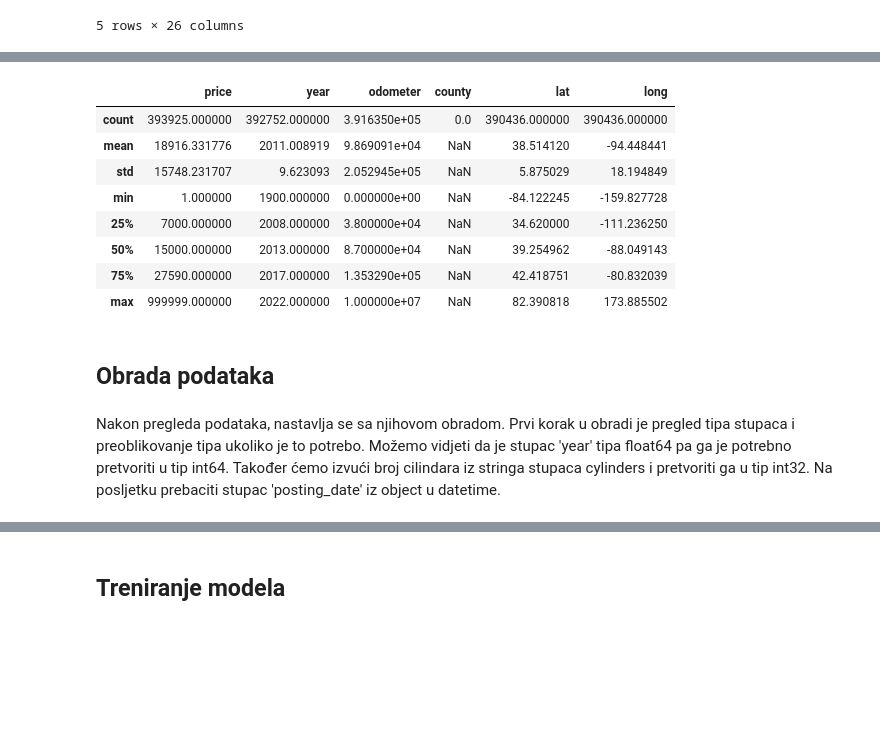
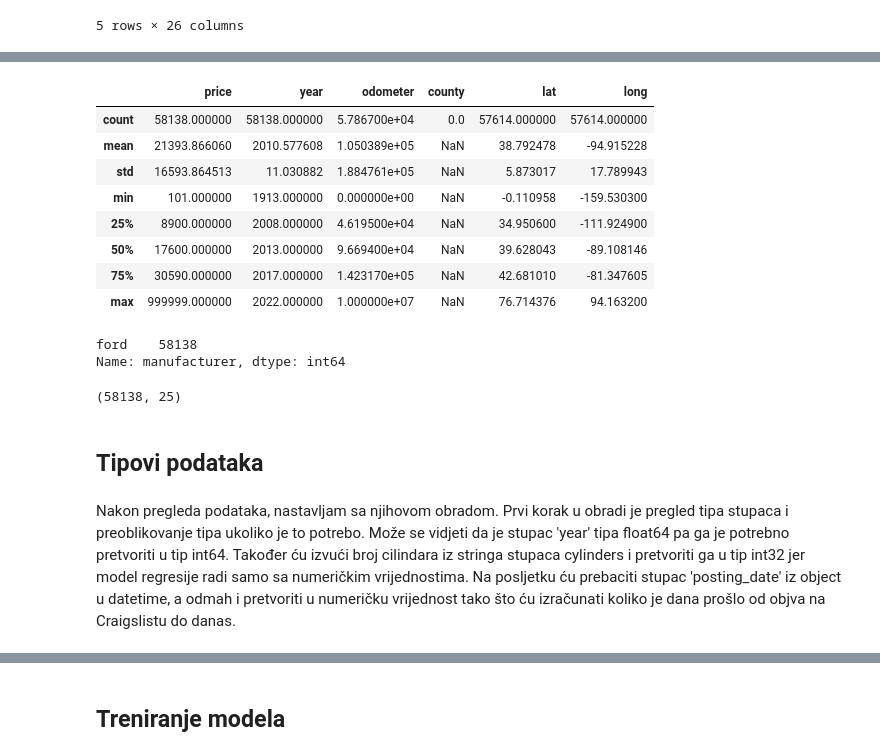
Before and after one commit to pb7932/usedcars-ml, a Jupyter notebook: UsedCars.ipynb, the cells around one changed output, grey strips where cells are left out. Cells and saved outputs as stored; diff of their text form; code cells hidden in the pictures; blank space fills up the shorter version.

Commit message:
Prediction on ford automobiles, NaN values imputed

```diff
--- a/UsedCars.ipynb
+++ b/UsedCars.ipynb
@@ -36,3 +36,8 @@ df = df.set_index('id')
+# %%
+nan_cnt = df.isnull().sum(axis=1)
+
+idx = nan_cnt < 8
+df = df[idx]
 # %%
 df.shape
 # %% [output]
@@ -52,14 +82,19 @@ df.describe()
 # %%
-df = df[df['price'] < 1000000]
-df = df[df['price'] > 0]
+df = df[df['price'] < 10000000]
+df = df[df['price'] > 100]
 df.describe()
 # %% [output]
 |  | price | year | odometer | county | lat | long |
-| count | 393925.000000 | 392752.000000 | 3.916350e+05 | 0.0 | 390436.000000 | 390436.000000 |
-| mean | 18916.331776 | 2011.008919 | 9.869091e+04 | NaN | 38.514120 | -94.448441 |
-| std | 15748.231707 | 9.623093 | 2.052945e+05 | NaN | 5.875029 | 18.194849 |
-| min | 1.000000 | 1900.000000 | 0.000000e+00 | NaN | -84.122245 | -159.827728 |
-| 25% | 7000.000000 | 2008.000000 | 3.800000e+04 | NaN | 34.620000 | -111.236250 |
-| 50% | 15000.000000 | 2013.000000 | 8.700000e+04 | NaN | 39.254962 | -88.049143 |
-| 75% | 27590.000000 | 2017.000000 | 1.353290e+05 | NaN | 42.418751 | -80.832039 |
-| max | 999999.000000 | 2022.000000 | 1.000000e+07 | NaN | 82.390818 | 173.885502 |
+| count | 58138.000000 | 58138.000000 | 5.786700e+04 | 0.0 | 57614.000000 | 57614.000000 |
+| mean | 21393.866060 | 2010.577608 | 1.050389e+05 | NaN | 38.792478 | -94.915228 |
+| std | 16593.864513 | 11.030882 | 1.884761e+05 | NaN | 5.873017 | 17.789943 |
+| min | 101.000000 | 1913.000000 | 0.000000e+00 | NaN | -0.110958 | -159.530300 |
+| 25% | 8900.000000 | 2008.000000 | 4.619500e+04 | NaN | 34.950600 | -111.924900 |
+| 50% | 17600.000000 | 2013.000000 | 9.669400e+04 | NaN | 39.628043 | -89.108146 |
+| 75% | 30590.000000 | 2017.000000 | 1.423170e+05 | NaN | 42.681010 | -81.347605 |
+| max | 999999.000000 | 2022.000000 | 1.000000e+07 | NaN | 76.714376 | 94.163200 |
+# %%
+df['manufacturer'].value_counts()
+# %% [output]
+ford    58138
+Name: manufacturer, dtype: int64
@@ -66,7 +103,11 @@ df.describe()
+# %%
+df.shape
+# %% [output]
+(58138, 25)
 # %% [markdown]
-## Obrada podataka
+## Tipovi podataka
 # %% [markdown]
-Nakon pregleda podataka, nastavlja se sa njihovom obradom. Prvi korak u obradi je pregled tipa stupaca i preoblikovanje tipa ukoliko je to potrebo. Možemo vidjeti da je stupac 'year' tipa float64 pa ga je potrebno pretvoriti u tip int64. Također ćemo izvući broj cilindara iz stringa stupaca cylinders i pretvoriti ga u tip int32.  Na posljetku prebaciti stupac 'posting_date' iz object u datetime.
+Nakon pregleda podataka, nastavljam sa njihovom obradom. Prvi korak u obradi je pregled tipa stupaca i preoblikovanje tipa ukoliko je to potrebo. Može se vidjeti da je stupac 'year' tipa float64 pa ga je potrebno pretvoriti u tip int64. Također ću izvući broj cilindara iz stringa stupaca cylinders i pretvoriti ga u tip int32 jer model regresije radi samo sa numeričkim vrijednostima.  Na posljetku ću prebaciti stupac 'posting_date' iz object u datetime, a odmah i pretvoriti u numeričku vrijednost tako što ću izračunati koliko je dana prošlo od objva na Craigslistu do danas.
 # %%
 df.dtypes
 # %% [output]
```
Also changed, not shown: parts of 156 cells of this notebook.
